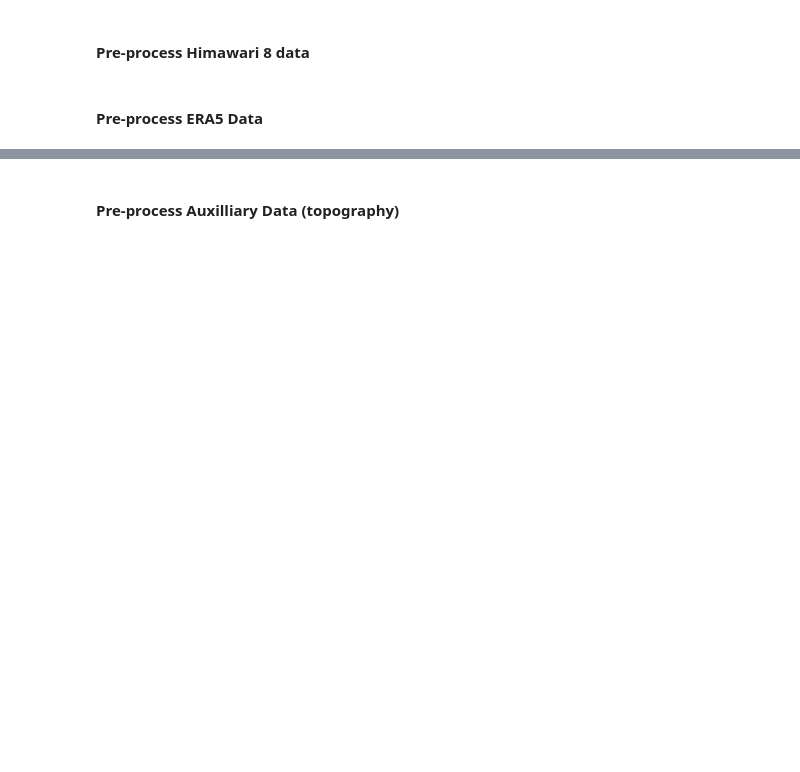
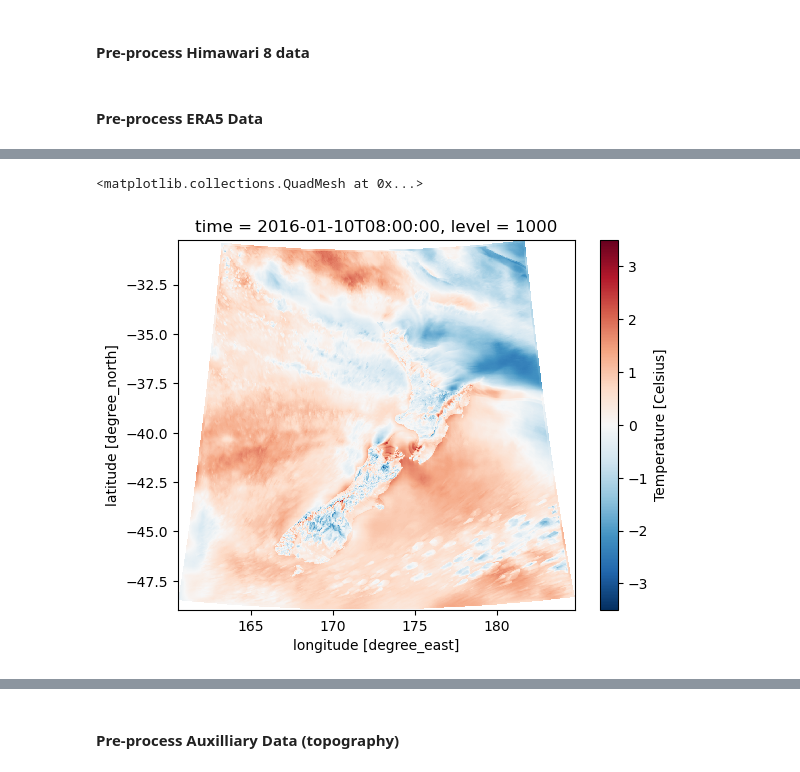
Before and after one commit to LennoxC/convcnp-assim-nz, a Jupyter notebook: notebooks/experiment5/experiment5_nzra_diff.ipynb, the cells around one changed output, grey strips where cells are left out. Cells and saved outputs as stored; diff of their text form; code cells hidden in the pictures; blank space fills up the shorter version.

```diff
--- a/notebooks/experiment5/experiment5_nzra_diff.ipynb
+++ b/notebooks/experiment5/experiment5_nzra_diff.ipynb
@@ -418,0 +427,5 @@ for var in target_variable:
+# %%
+nzra_ds[f"{TEMPERATURE}_diff_norm"].isel(time=200).plot()
+# %% [output]
+<matplotlib.collections.QuadMesh at 0x...>
+[figure, added]
```
Also changed, not shown: parts of 21 cells of this notebook, 1 other file.
